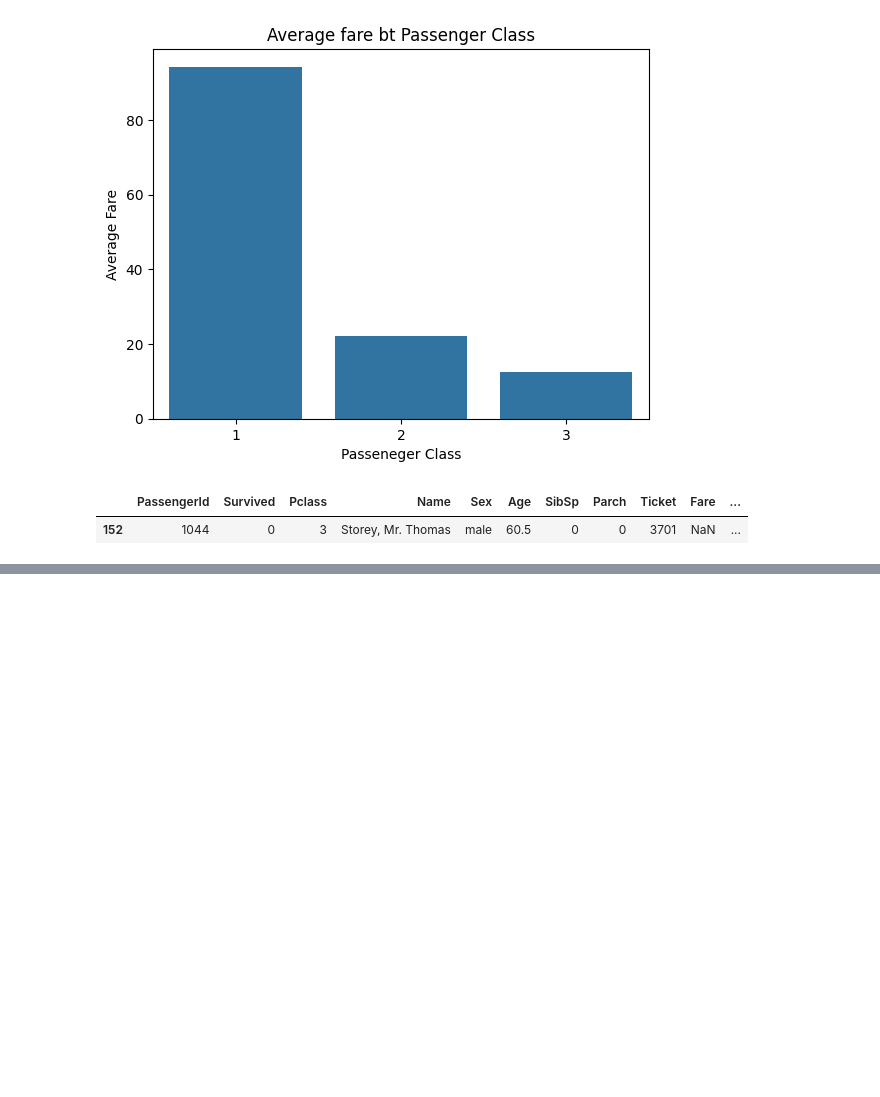
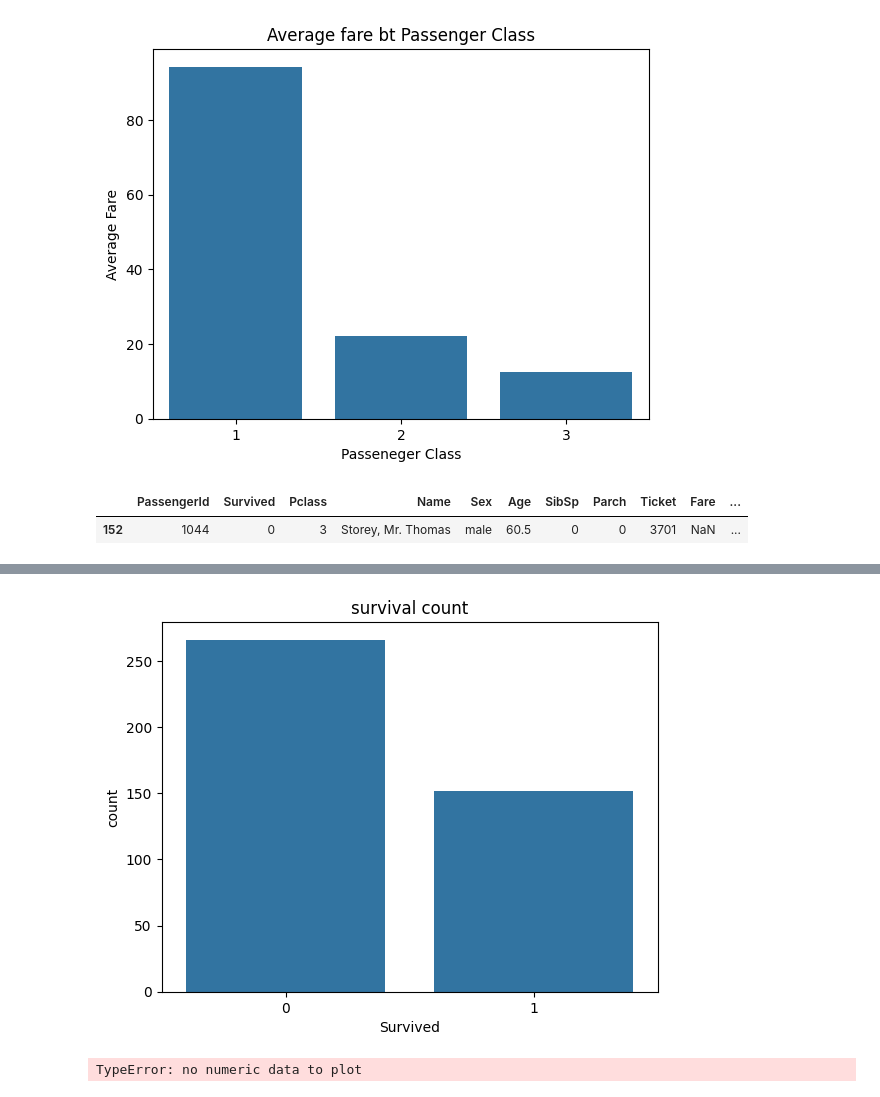
Before and after one commit to quantum-coderX/Titanic, a Jupyter notebook: Untitled.ipynb, the cells around one changed output, grey strips where cells are left out. Drawn from its saved outputs; the diff is of its cells as text; code cells hidden in the pictures; blank space fills up the shorter version.

```diff
--- a/Untitled.ipynb
+++ b/Untitled.ipynb
@@ -146,0 +172,13 @@ df.to_csv("cleaned_tested.csv", index=False)
+# %%
+sns.countplot(x='Survived',data=df)
+plt.title('survival count')
+plt.show()
+# %% [output]
+[figure, added]
+# %%
+df['Age'].plot(kind='hist',bins=20,color='skyblue',edgecolor='black')
+plt.title('Age Distribution')
+plt.xlabel('Age')
+plt.show()
+# %% [output]
+TypeError: no numeric data to plot
```
Also changed, not shown: parts of 3 cells of this notebook, 1 other file.
